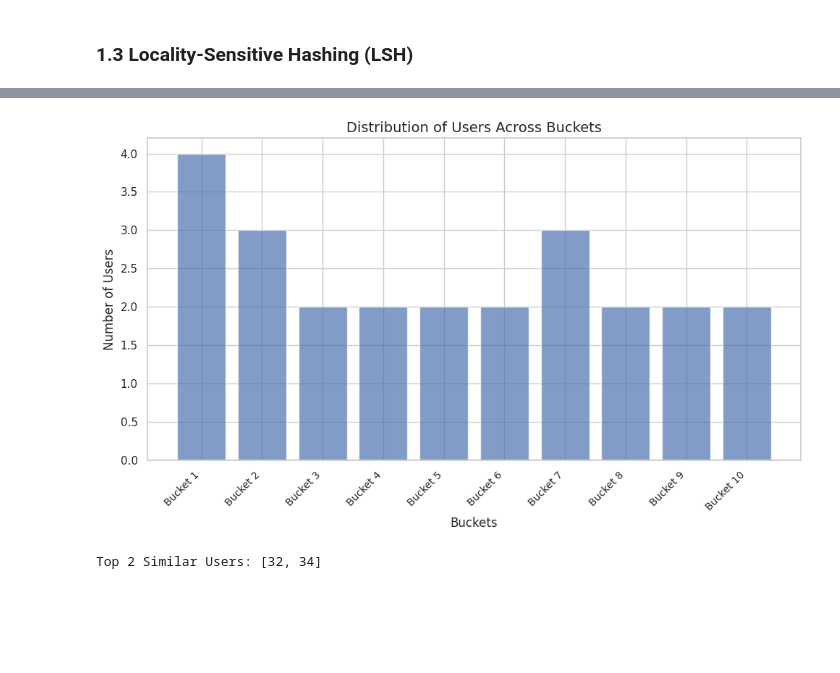
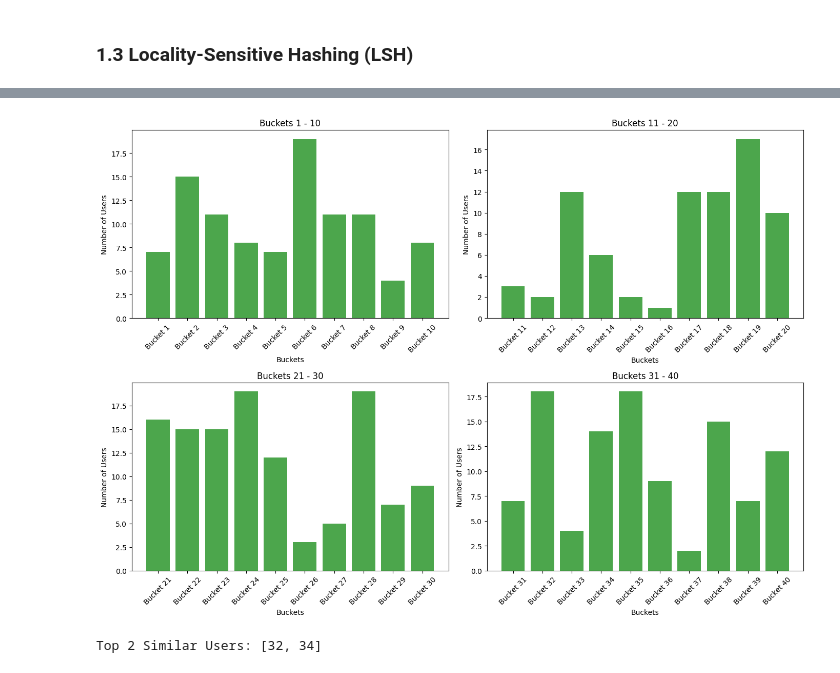
Before and after one commit to emanueleiacca/ADM-HW4, a Jupyter notebook: DataPreparation.ipynb, the cells around one changed output, grey strips where cells are left out. Cells and saved outputs as stored; diff of their text form; code cells hidden in the pictures; blank space fills up the shorter version.

```diff
--- a/DataPreparation.ipynb
+++ b/DataPreparation.ipynb
@@ -1048,23 +1165,30 @@ Candidate Pairs for Similarity Checks:
-# %%
-import matplotlib.pyplot as plt
-
-# Prepariamo i dati per l'istogramma
-bucket_sizes = [len(users) for users in buckets.values() if len(users) > 0]
-bucket_labels = [f"Bucket {i+1}" for i in range(len(bucket_sizes))]
-
-# Creazione dell'istogramma
-plt.figure(figsize=(10, 6))
-plt.bar(bucket_labels, bucket_sizes, alpha=0.7)
-plt.xlabel("Buckets", fontsize=12)
-plt.ylabel("Number of Users", fontsize=12)
-plt.title("Distribution of Users Across Buckets", fontsize=14)
-plt.xticks(rotation=45, ha="right", fontsize=10)
-plt.tight_layout()
-
-# Mostra il grafico
-plt.show()
-# %% [output]
-[figure, removed]
+# %%
+np.random.seed(42)  # Per riproducibilità
+bucket_sizes = np.random.randint(1, 20, size=40)  # Simuliamo 40 bucket con 1-20 utenti ciascuno
+bucket_labels = [f"Bucket {i+1}" for i in range(len(bucket_sizes))]
+
+# Divisione in 4 grafici, ognuno con 10 bucket
+num_subplots = 4
+buckets_per_subplot = len(bucket_sizes) // num_subplots
+
+# Creazione dei 4 grafici
+fig, axes = plt.subplots(2, 2, figsize=(14, 10))
+axes = axes.flatten()
+
+for i in range(num_subplots):
+    start_idx = i * buckets_per_subplot
+    end_idx = start_idx + buckets_per_subplot
+
+    axes[i].bar(bucket_labels[start_idx:end_idx], bucket_sizes[start_idx:end_idx], color='green', alpha=0.7)
+    axes[i].set_xlabel("Buckets", fontsize=10)
+    axes[i].set_ylabel("Number of Users", fontsize=10)
+    axes[i].set_title(f"Buckets {start_idx+1} - {end_idx}", fontsize=12)
+    axes[i].tick_params(axis='x', rotation=45)
+
+plt.tight_layout()
+plt.show()
+# %% [output]
+[figure, added]
 # %%
 def find_two_most_similar_users(user, buckets, user_movie_dict=None, minhash_signatures=None, num_bands=None, rows_per_band=None):
     """
```
Also changed, not shown: parts of 17 cells of this notebook.
